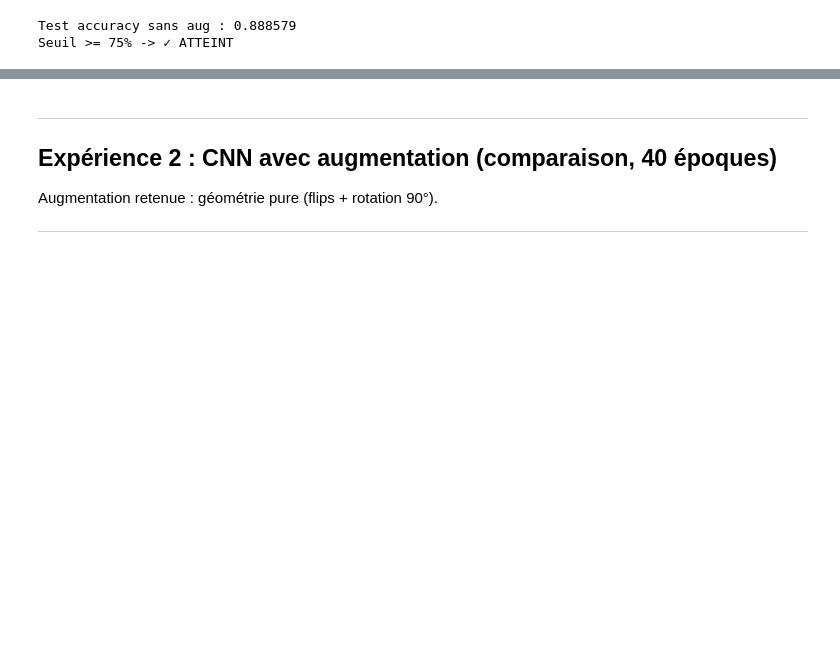
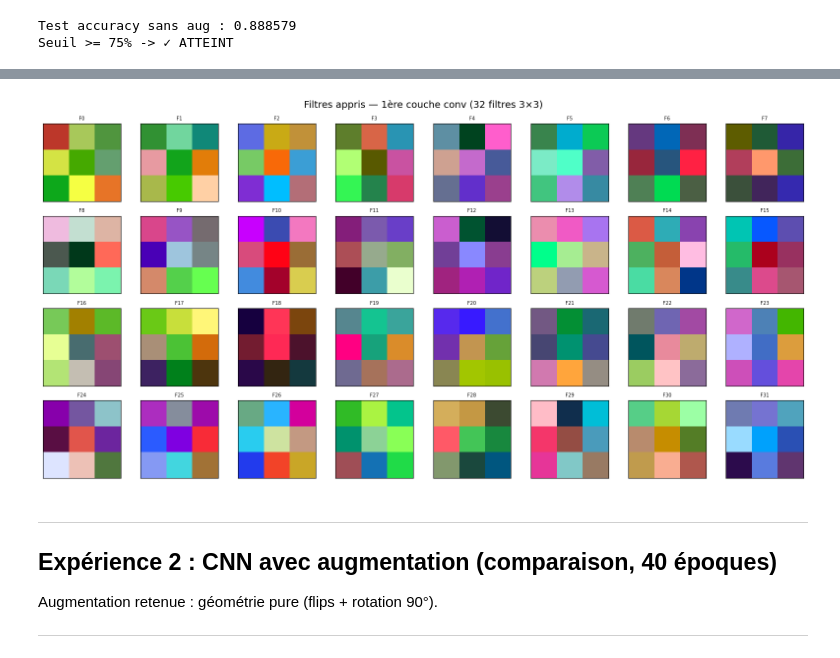
Before and after one commit to xiabizot/projet-dl, a Jupyter notebook: NOTEBOOK_3_CNN_PathMNIST.ipynb, the cells around one changed output, grey strips where cells are left out. Saved outputs shown, nothing was run; the diff lists cells and outputs as text; code cells hidden in the pictures; blank space fills up the shorter version.

```diff
--- a/NOTEBOOK_3_CNN_PathMNIST.ipynb
+++ b/NOTEBOOK_3_CNN_PathMNIST.ipynb
@@ -403,3 +492,21 @@ colorectal adenocarcinoma epithelium     0.9096    0.9635    0.9358      1233
+# %%
+# BONUS — Visualisation des filtres appris (1ère couche conv)
+# Chaque filtre 3×3 détecte un pattern spécifique (contour, couleur, texture)
+filters = cnn_model[0].weight.data.cpu()
+fig, axes = plt.subplots(4, 8, figsize=(16, 8))
+for idx, ax in enumerate(axes.flat):
+    if idx < filters.shape[0]:
+        # Normaliser le filtre pour l'affichage
+        f = filters[idx].permute(1, 2, 0)  # (3,3,3) → (3,3,3) RGB
+        f = (f - f.min()) / (f.max() - f.min())
+        ax.imshow(f)
+    ax.set_xticks([]); ax.set_yticks([])
+    ax.set_title(f'F{idx}', fontsize=7)
+plt.suptitle("Filtres appris — 1ère couche conv (32 filtres 3×3)", fontsize=14)
+plt.tight_layout()
+plt.show()
+# %% [output]
+[figure, added]
 # %% [markdown]
 ---
 
```
Also changed, not shown: parts of 34 cells of this notebook, 7 other files.
